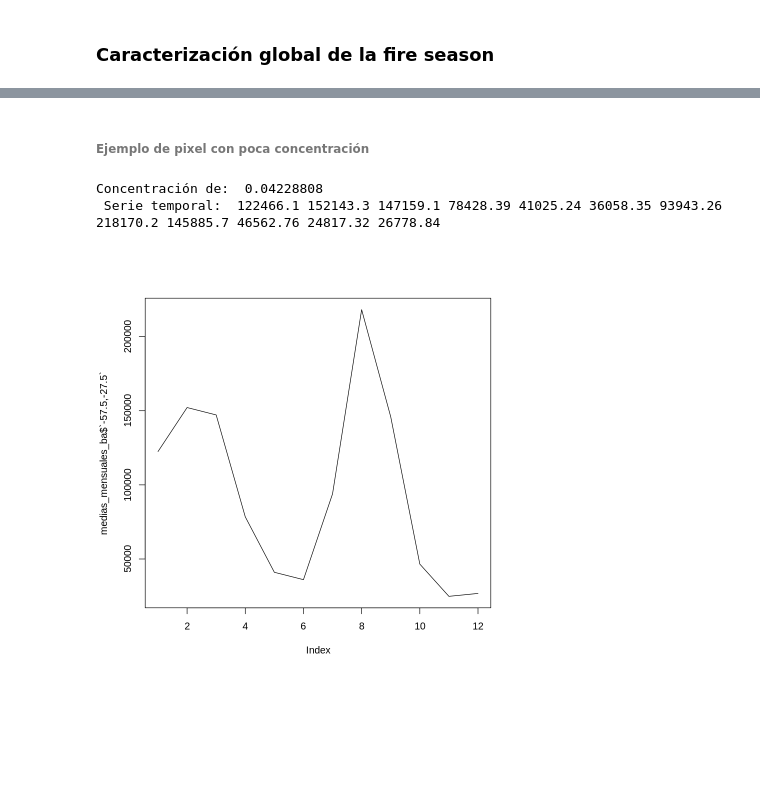
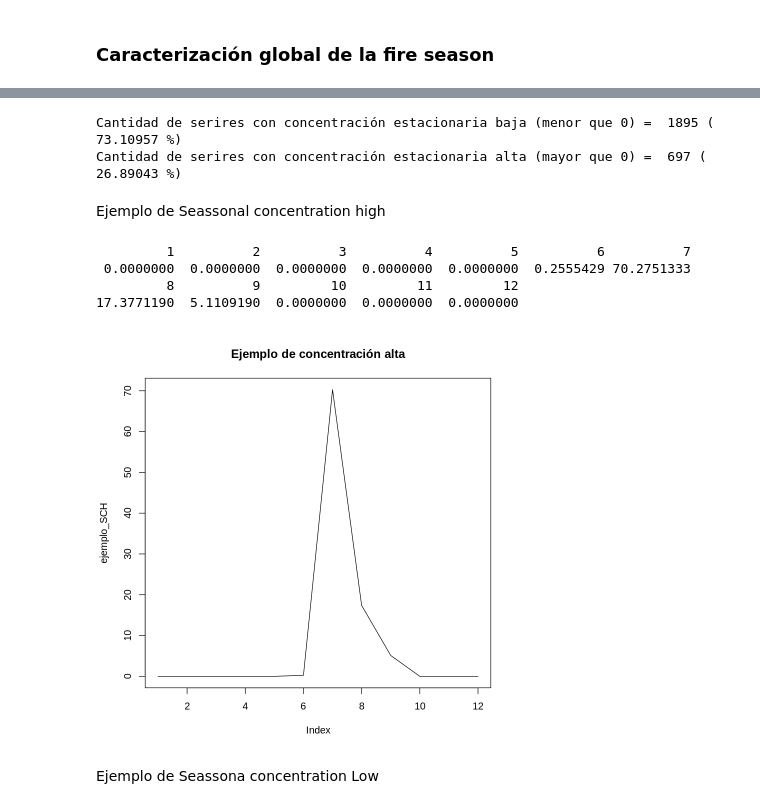
Before and after one commit to delatorre96/Development-of-a-multi-resolution-fire-season-database-on-a-global-scale, a Jupyter notebook: 3.Jupyter_Notebooks/Fire Season.ipynb, the cells around one changed output, grey strips where cells are left out. Drawn from its saved outputs; the diff is of its cells as text; code cells hidden in the pictures; blank space fills up the shorter version.

```diff
--- a/3.Jupyter_Notebooks/Fire Season.ipynb
+++ b/3.Jupyter_Notebooks/Fire Season.ipynb
@@ -260,10 +156,29 @@ Concentración de:  1
-# %% [markdown]
-###### Ejemplo de pixel con poca concentración
-# %%
-cat('Concentración de: ', carctFS$C$`-57.5,-27.5`)
-cat('\n','Serie temporal: ',medias_mensuales_ba$`-57.5,-27.5`)
-plot(medias_mensuales_ba$`-57.5,-27.5`, type = 'l')
-# %% [output]
-Concentración de:  0.04228808
- Serie temporal:  122466.1 152143.3 147159.1 78428.39 41025.24 36058.35 93943.26 218170.2 145885.7 46562.76 24817.32 26778.84
-[figure, removed]
+# %%
+SeassonalConcentration_low <- df.fireSeasson[df.fireSeasson$'SeassonalConcentration' <0.5, ]
+SeassonalConcentration_high <- df.fireSeasson[df.fireSeasson$'SeassonalConcentration' >0.5, ]
+
+cat('Cantidad de serires con concentración estacionaria baja (menor que 0) = ',nrow(SeassonalConcentration_low) , '(',nrow(SeassonalConcentration_low)/nrow(df.fireSeasson)*100,'%)',
+    '\nCantidad de serires con concentración estacionaria alta (mayor que 0) = ',nrow(SeassonalConcentration_high) , '(',nrow(SeassonalConcentration_high)/nrow(df.fireSeasson)*100,'%)')
+# %% [output]
+Cantidad de serires con concentración estacionaria baja (menor que 0) =  1895 ( 73.10957 %)
+Cantidad de serires con concentración estacionaria alta (mayor que 0) =  697 ( 26.89043 %)
+# %% [markdown]
+Ejemplo de Seassonal concentration high
+# %%
+##escogemos la x de una bimodal
+x  <- SeassonalConcentration_high$'coord_x'[1]
+##escogemos la y de la misma bimodal
+y  <- SeassonalConcentration_high$'coord_y'[1]
+# %%
+ejemplo_SCH <- df.seriesTemporales_conCoords[df.seriesTemporales_conCoords$'coord_x' == x & df.seriesTemporales_conCoords$'coord_y' == y ,]
+ejemplo_SCH <- unlist((ejemplo_SCH[,3:14]))
+ejemplo_SCH
+plot(ejemplo_SCH,type ='l', main= 'Ejemplo de concentración alta')
+# %% [output]
+         1          2          3          4          5          6          7
+ 0.0000000  0.0000000  0.0000000  0.0000000  0.0000000  0.2555429 70.2751333
+         8          9         10         11         12
+17.3771190  5.1109190  0.0000000  0.0000000  0.0000000
+[figure, added]
+# %% [markdown]
+Ejemplo de Seassona concentration Low
```
Also changed, not shown: parts of 37 cells of this notebook, 7 other files.
